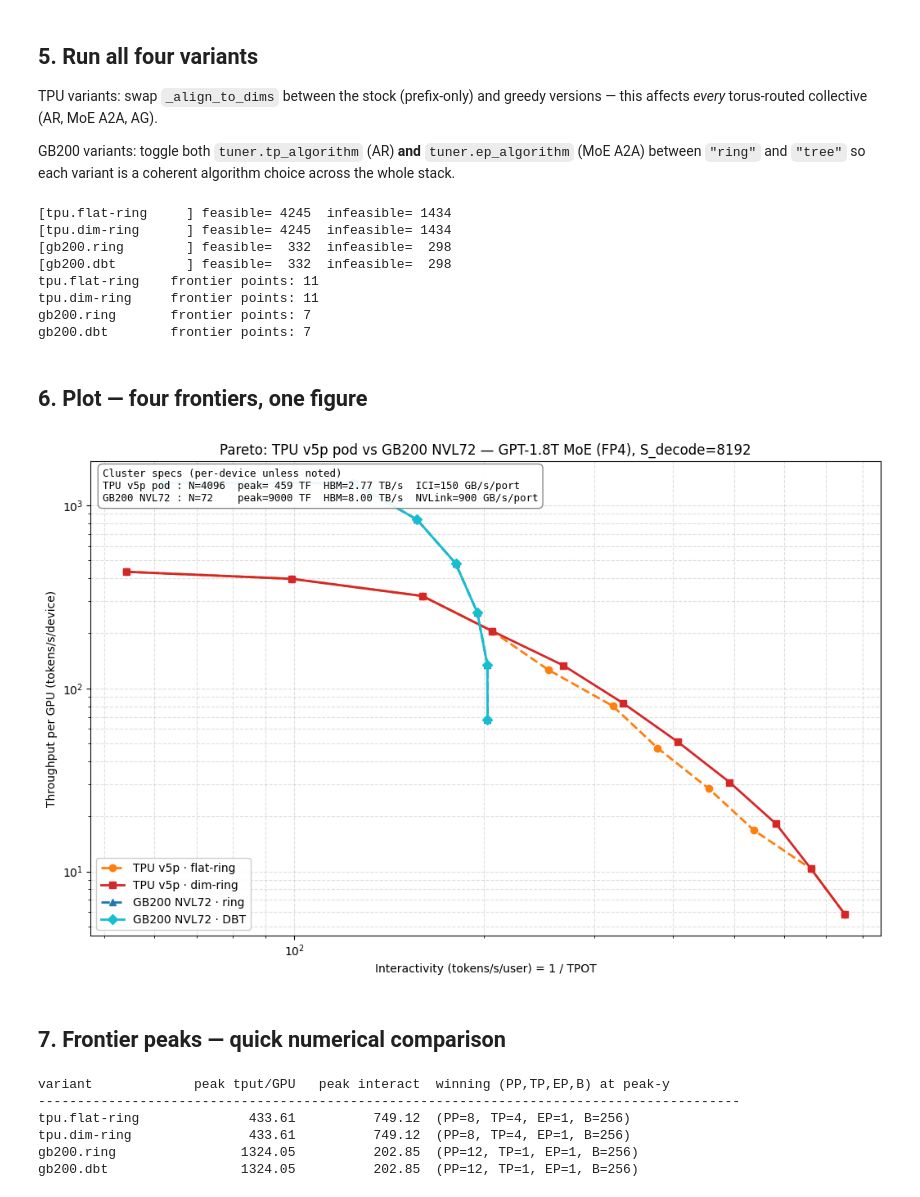
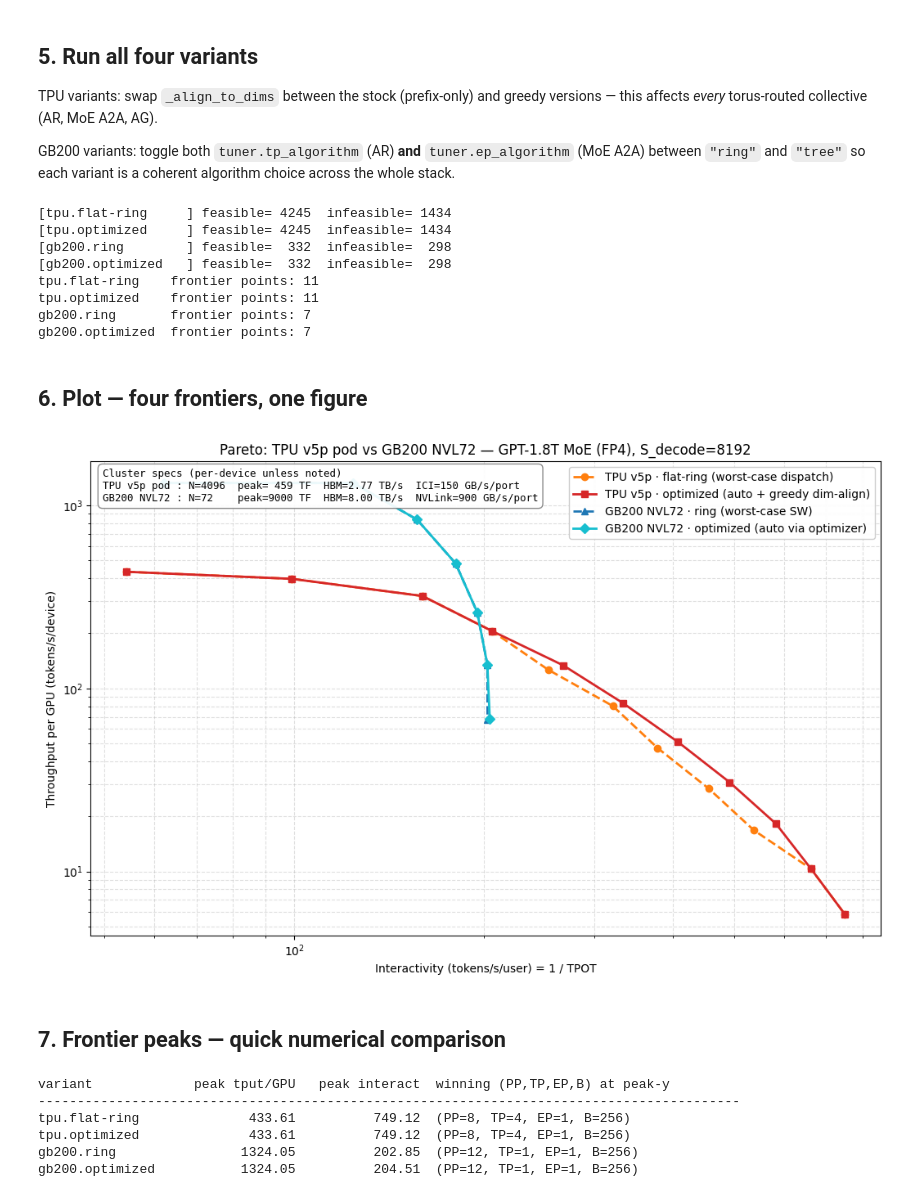
Before and after one commit to spiceMonkey/llm_perf, a Jupyter notebook: pareto_tpu_vs_gb200.ipynb, the cells around one changed output. Cells and saved outputs as stored; diff of their text form; code cells hidden in the pictures.

```diff
--- a/pareto_tpu_vs_gb200.ipynb
+++ b/pareto_tpu_vs_gb200.ipynb
@@ -123,7 +124,7 @@ _original_align = _dispatch._align_to_dims  # save to restore after the dim-ring
 
 For each (PP, TP, EP, SP, B) that fits the system and model, evaluate `InferenceCalculator`. Keep only points where the partition fits HBM and latency is positive. Return `(interactivity, throughput_per_GPU, metadata)` tuples.
 # %%
-def run_sweep(system, tuner, *, tag: str):
+def run_sweep(system, tuner, *, tag: str, optimize: bool = False):
     pts = []
     feas = infeas = 0
     N = system.num_devices
@@ -135,6 +136,8 @@ def run_sweep(system, tuner, *, tag: str):
             partition = replace(partition_tmpl, PP=PP, TP=TP, EP=EP, SP=SP)
             for B in B_VALUES:
                 t = replace(tuner, B_decode=B)
+                if optimize:
+                    t = optimize_collective_algorithms(model, partition, system, t)
                 try:
                     r = InferenceCalculator(model, system, partition, t).run()
                 except Exception:
@@ -166,80 +169,83 @@ TPU variants: swap `_align_to_dims` between the stock (prefix-only) and greedy v
 GB200 variants: toggle both `tuner.tp_algorithm` (AR) **and** `tuner.ep_algorithm` (MoE A2A) between `"ring"` and `"tree"` so each variant is a coherent algorithm choice across the whole stack.
 # %%
 tuner_ring = replace(tuner_base, tp_algorithm='ring', ep_algorithm='ring')
-tuner_dbt  = replace(tuner_base, tp_algorithm='tree', ep_algorithm='tree')
+tuner_auto = replace(tuner_base,
+                     tp_algorithm_decode='auto', tp_algorithm_prefill='auto',
+                     ep_algorithm_decode='auto', ep_algorithm_prefill='auto')
 
-# TPU — stock align (flat-ring fallback on non-prefix G)
+# TPU — stock align (flat-ring fallback on non-prefix G), worst-case dispatch.
 _dispatch._align_to_dims = _original_align
 pts_tpu_flat = run_sweep(sys_tpu, tuner_ring, tag='tpu.flat-ring')
 
-# TPU — greedy align (dim-ring everywhere)
+# TPU — greedy align (dim-ring everywhere) + optimizer (auto picks torus-dim-ring,
+# the only shipped torus option; this serves as the optimized TPU baseline).
 _dispatch._align_to_dims = greedy_align
-pts_tpu_dim = run_sweep(sys_tpu, tuner_ring, tag='tpu.dim-ring')
+pts_tpu_opt = run_sweep(sys_tpu, tuner_auto, tag='tpu.optimized', optimize=True)
 _dispatch._align_to_dims = _original_align  # restore for GB200 runs
 
-# GB200 — ring
+# GB200 — ring (worst-case, manual: pin every collective to ring).
 pts_gb_ring = run_sweep(sys_gb, tuner_ring, tag='gb200.ring')
 
-# GB200 — DBT (tree)
-pts_gb_dbt = run_sweep(sys_gb, tuner_dbt, tag='gb200.dbt')
+# GB200 — optimizer (auto: ring vs DBT picked per (phase × collective × M)).
+pts_gb_opt = run_sweep(sys_gb, tuner_auto, tag='gb200.optimized', optimize=True)
 
 frontiers = {
-    'tpu.flat-ring': pareto_upper(pts_tpu_flat),
-    'tpu.dim-ring' : pareto_upper(pts_tpu_dim),
-    'gb200.ring'   : pareto_upper(pts_gb_ring),
-    'gb200.dbt'    : pareto_upper(pts_gb_dbt),
+    'tpu.flat-ring' : pareto_upper(pts_tpu_flat),
+    'tpu.optimized' : pareto_upper(pts_tpu_opt),
+    'gb200.ring'    : pareto_upper(pts_gb_ring),
+    'gb200.optimized': pareto_upper(pts_gb_opt),
 }
 for tag, f in frontiers.items():
     print(f'{tag:16s} frontier points: {len(f)}')
 # %% [output]
 [tpu.flat-ring     ] feasible= 4245  infeasible= 1434
-[tpu.dim-ring      ] feasible= 4245  infeasible= 1434
+[tpu.optimized     ] feasible= 4245  infeasible= 1434
 [gb200.ring        ] feasible=  332  infeasible=  298
-[gb200.dbt         ] feasible=  332  infeasible=  298
+[gb200.optimized   ] feasible=  332  infeasible=  298
 tpu.flat-ring    frontier points: 11
-tpu.dim-ring     frontier points: 11
+tpu.optimized    frontier points: 11
 gb200.ring       frontier points: 7
-gb200.dbt        frontier points: 7
+gb200.optimized  frontier points: 7
 # %% [markdown]
 ## 6. Plot — four frontiers, one figure
 # %%
 STYLE = {
-    'tpu.flat-ring': dict(color='tab:orange', marker='o', linestyle='--', label='TPU v5p · flat-ring'),
-    'tpu.dim-ring' : dict(color='tab:red',    marker='s', linestyle='-',  label='TPU v5p · dim-ring'),
-    'gb200.ring'   : dict(color='tab:blue',   marker='^', linestyle='--', label='GB200 NVL72 · ring'),
-    'gb200.dbt'    : dict(color='tab:cyan',   marker='D', linestyle='-',  label='GB200 NVL72 · DBT'),
+    'tpu.flat-ring'  : dict(color='tab:orange', marker='o', linestyle='--', label='TPU v5p · flat-ring (worst-case dispatch)'),
+    'tpu.optimized'  : dict(color='tab:red',    marker='s', linestyle='-',  label='TPU v5p · optimized (auto + greedy dim-align)'),
+    'gb200.ring'     : dict(color='tab:blue',   marker='^', linestyle='--', label='GB200 NVL72 · ring (worst-case SW)'),
+    'gb200.optimized': dict(color='tab:cyan',   marker='D', linestyle='-',  label='GB200 NVL72 · optimized (auto via optimizer)'),
 }
 
 fig, ax = plt.subplots(figsize=(10.5, 6.8))
 for tag, frontier in frontiers.items():
     xs = [p[0] for p in frontier]
     ys = [p[1] for p in frontier]
     ax.plot(xs, ys, linewidth=2, markersize=6, **STYLE[tag])
 
 ax.set_xscale('log')
 ax.set_yscale('log')
 ax.set_xlabel('Interactivity (tokens/s/user) = 1 / TPOT')
 ax.set_ylabel('Throughput per GPU (tokens/s/device)')
 ax.set_title(f'Pareto: TPU v5p pod vs GB200 NVL72 — GPT-1.8T MoE (FP4), S_decode={S_DECODE}')
 ax.grid(True, which='both', linestyle='--', alpha=0.4)
-ax.legend(loc='lower left', framealpha=0.95)
+ax.legend(loc='upper right', framealpha=0.95)
 
 # Cluster-spec annotation box (flops, HBM BW, I/O BW, device count).
 spec_lines = [
     'Cluster specs (per-device unless noted)',
     f'TPU v5p pod : N={sys_tpu.num_devices:<4d}  peak={sys_tpu.device.peak_flops_TF:>4.0f} TF  HBM={sys_tpu.device.hbm_bandwidth_GBps/1000:.2f} TB/s  ICI={tpu_bw:.0f} GB/s/port',
     f'GB200 NVL72 : N={sys_gb.num_devices:<4d}  peak={sys_gb.device.peak_flops_TF:>4.0f} TF  HBM={sys_gb.device.hbm_bandwidth_GBps/1000:.2f} TB/s  NVLink={gb_bw:.0f} GB/s/port',
 ]
 ax.text(0.015, 0.985, '\n'.join(spec_lines),
         transform=ax.transAxes, fontsize=9, family='monospace',
         verticalalignment='top', horizontalalignment='left',
         bbox=dict(boxstyle='round,pad=0.45', facecolor='white', edgecolor='gray', alpha=0.92))
 
 fig.tight_layout()
 fig.savefig('assets/pareto_tpu_vs_gb200.png', dpi=130, bbox_inches='tight')
 plt.show()
 # %% [output]
-[figure, old version]
+[figure, new version]
 # %% [markdown]
 ## 7. Frontier peaks — quick numerical comparison
 # %%
@@ -257,6 +263,6 @@ for tag, frontier in frontiers.items():
 variant             peak tput/GPU   peak interact  winning (PP,TP,EP,B) at peak-y
 ------------------------------------------------------------------------------------------
 tpu.flat-ring              433.61          749.12  (PP=8, TP=4, EP=1, B=256)
-tpu.dim-ring               433.61          749.12  (PP=8, TP=4, EP=1, B=256)
+tpu.optimized              433.61          749.12  (PP=8, TP=4, EP=1, B=256)
 gb200.ring                1324.05          202.85  (PP=12, TP=1, EP=1, B=256)
-gb200.dbt                 1324.05          202.85  (PP=12, TP=1, EP=1, B=256)
+gb200.optimized           1324.05          204.51  (PP=12, TP=1, EP=1, B=256)
```
Also changed, not shown: parts of 1 cell of this notebook, 2 other files.
